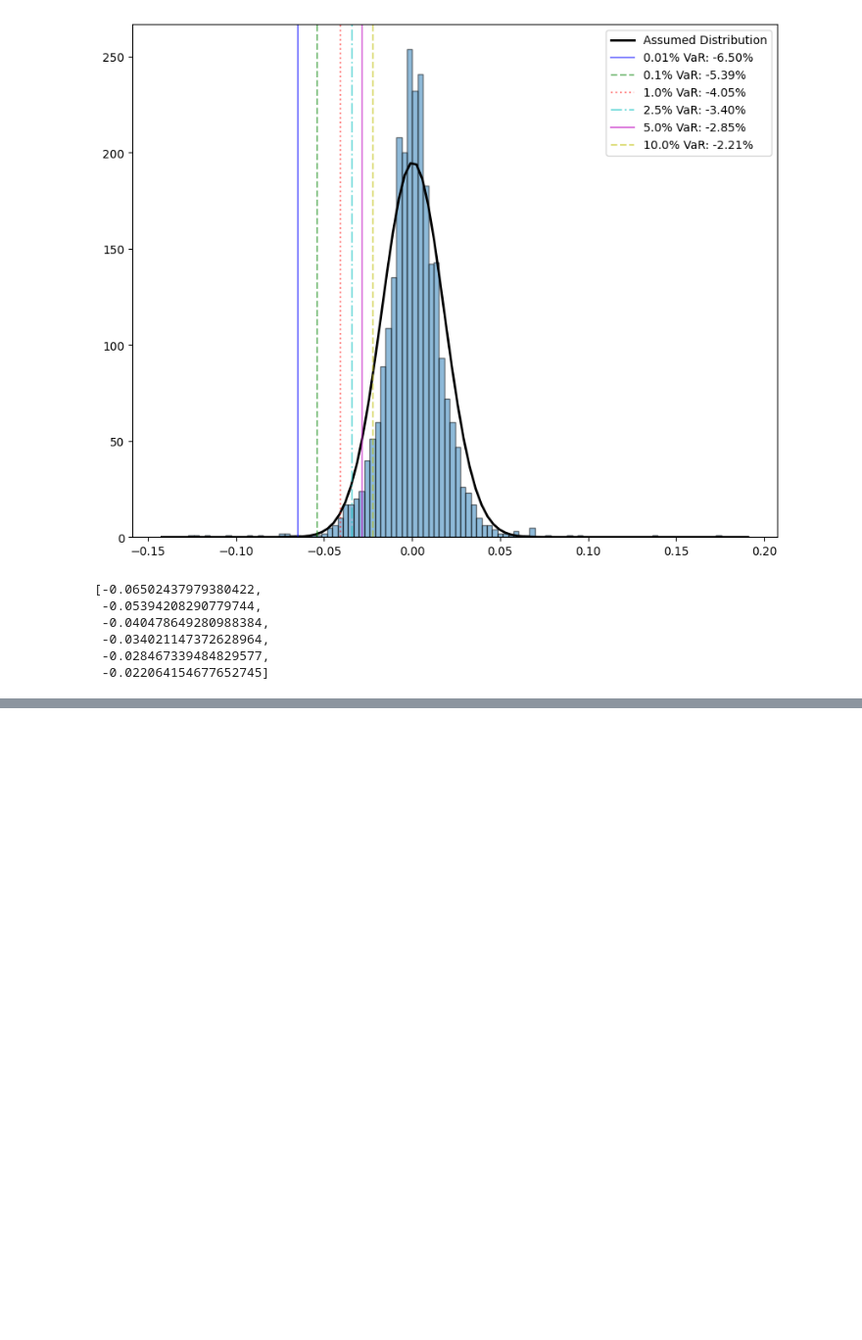
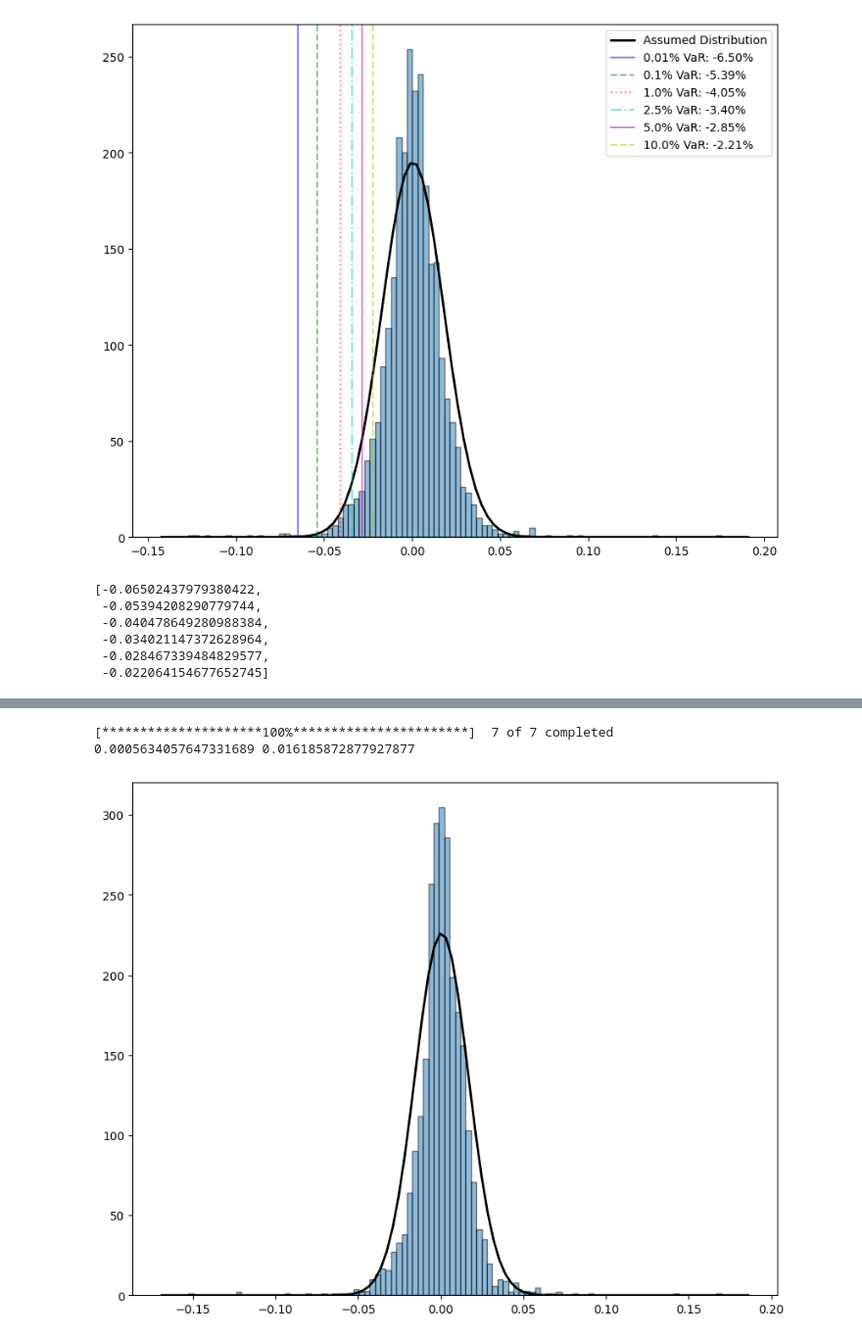
Before and after one commit to eduardo-contreras-dominguez/Quantitative-Finance, a Jupyter notebook: VaR.ipynb, the cells around one changed output, grey strips where cells are left out. Shown at 98% size. Drawn from its saved outputs; the diff is of its cells as text; code cells hidden in the pictures; blank space fills up the shorter version.

```diff
--- a/VaR.ipynb
+++ b/VaR.ipynb
@@ -168,0 +222,19 @@ $$\Delta S(\mu  \delta t - \sigma  (\delta t)^{\frac{1}{2}} \alpha (1 - c))$$
+# %%
+tickers = ['GS','MS','JPM','C', 'MSFT','BAC', 'WFC']
+weights = "Equally Weighted"
+
+start_date = dt.date(year = 2013 , month = 1 ,day = 1)
+
+
+plt.hist(portfolio_returns, bins=100, edgecolor='black',  alpha=.5)
+xmin, xmax = plt.xlim()
+bin_width = (xmax - xmin)/100
+N = len(portfolio_returns)
+x = np.linspace(xmin, xmax, 100)
+p = norm.pdf(x, portfolio_mu, portfolio_std) * N * bin_width
+plt.plot(x, p, 'k', linewidth=2, label = "Assumed Distribution")
+print(portfolio_mu, portfolio_std)
+# %% [output]
+[*********************100%***********************]  7 of 7 completed
+0.0005634057647331689 0.016185872877927877
+[figure, added]
```
Also changed, not shown: parts of 4 cells of this notebook.
